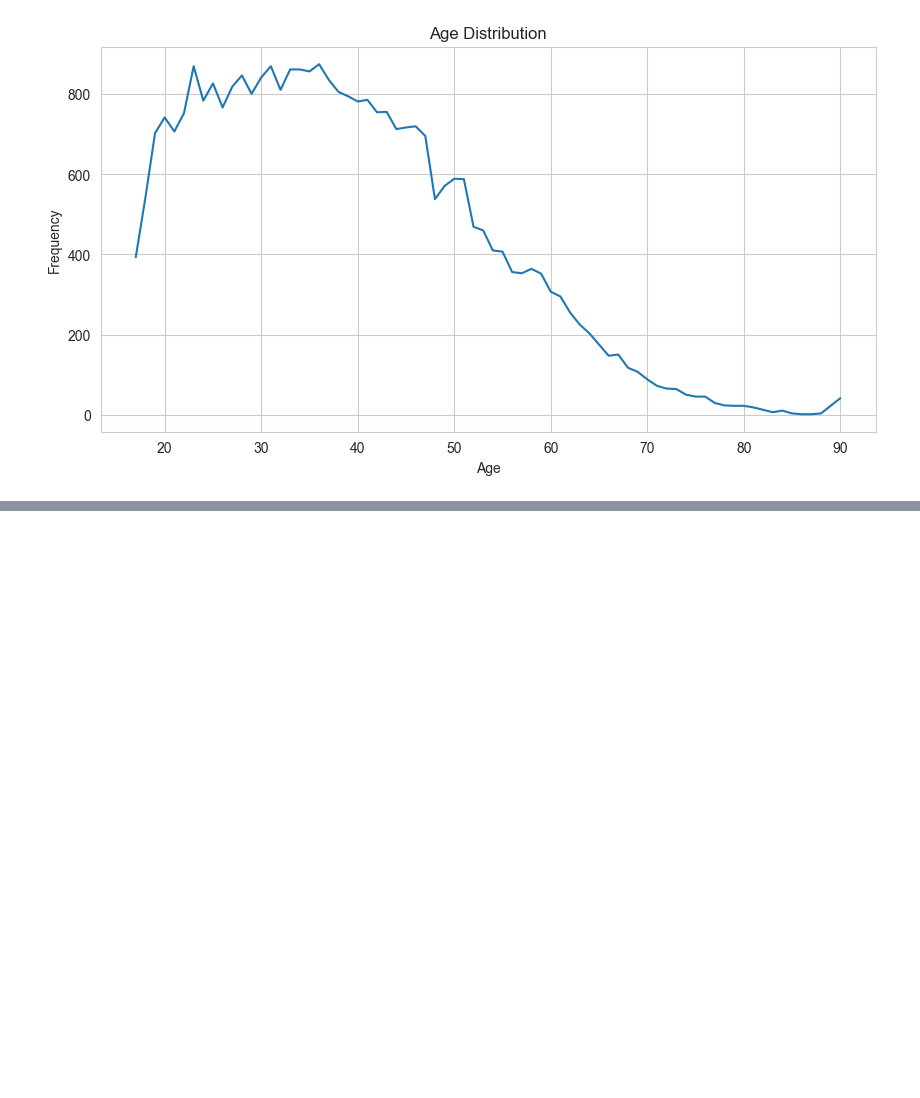
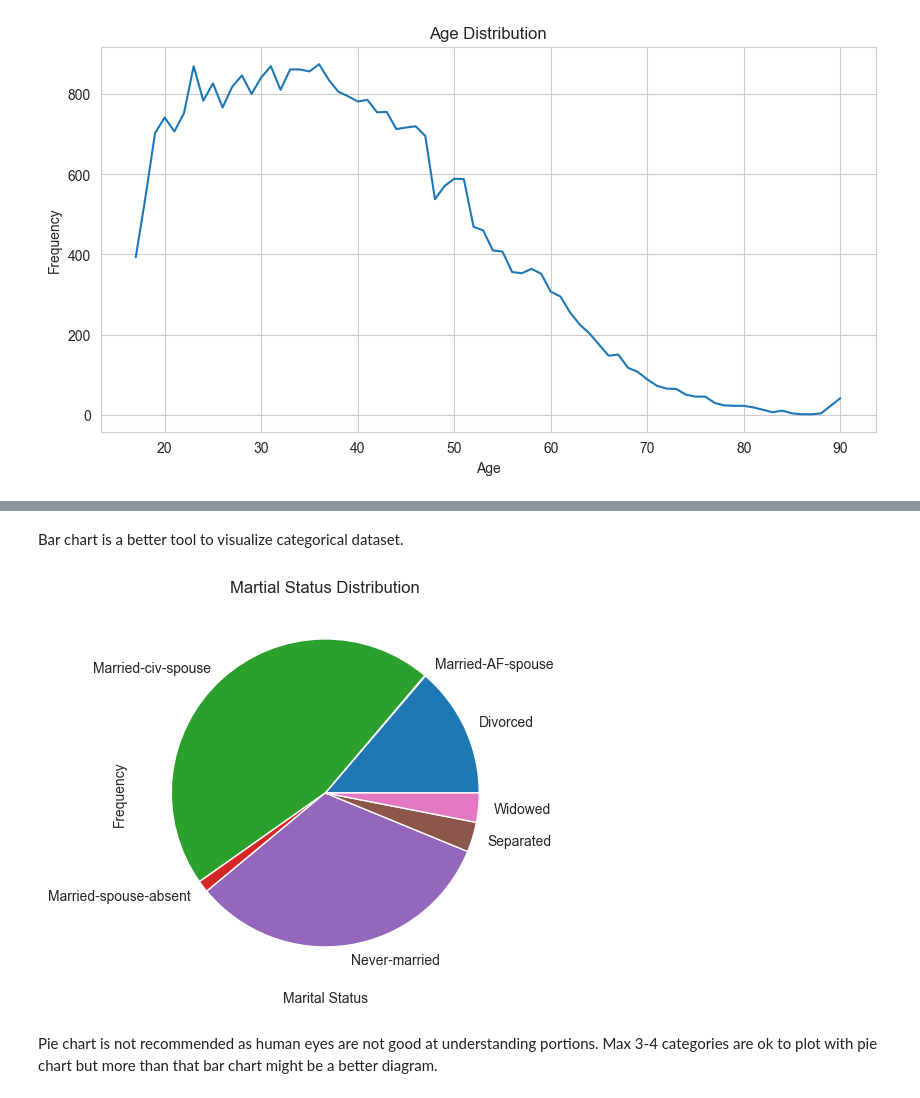
Before and after one commit to atareversei/data-science-playground, a Jupyter notebook: 02-feature-engineering-and-visualizations/01-adult-work-status.ipynb, the cells around one changed output, grey strips where cells are left out. Saved outputs shown, nothing was run; the diff lists cells and outputs as text; code cells hidden in the pictures; blank space fills up the shorter version.

```diff
--- a/02-feature-engineering-and-visualizations/01-adult-work-status.ipynb
+++ b/02-feature-engineering-and-visualizations/01-adult-work-status.ipynb
@@ -115,0 +152,12 @@ plt.show()
+# %% [markdown]
+Bar chart is a better tool to visualize categorical dataset.
+# %%
+df['marital_status'].value_counts().sort_index().plot(kind='pie', figsize=(15, 5))
+plt.title('Martial Status Distribution')
+plt.xlabel('Marital Status')
+plt.ylabel('Frequency')
+plt.show()
+# %% [output]
+[figure, added]
+# %% [markdown]
+Pie chart is not recommended as human eyes are not good at understanding portions. Max 3-4 categories are ok to plot with pie chart but more than that bar chart might be a better diagram.
```
Also changed, not shown: parts of 7 cells of this notebook.
